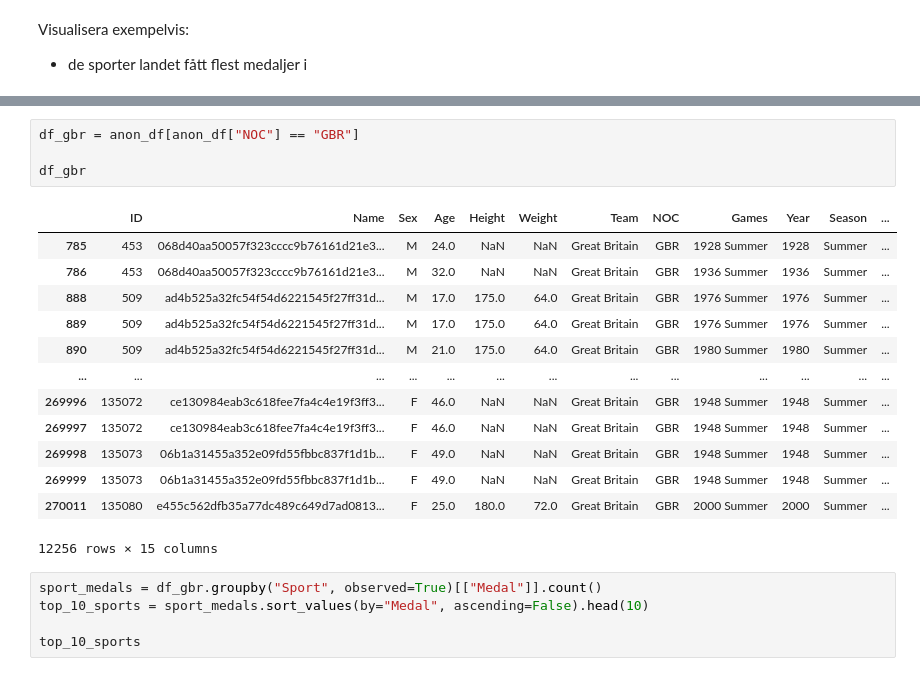
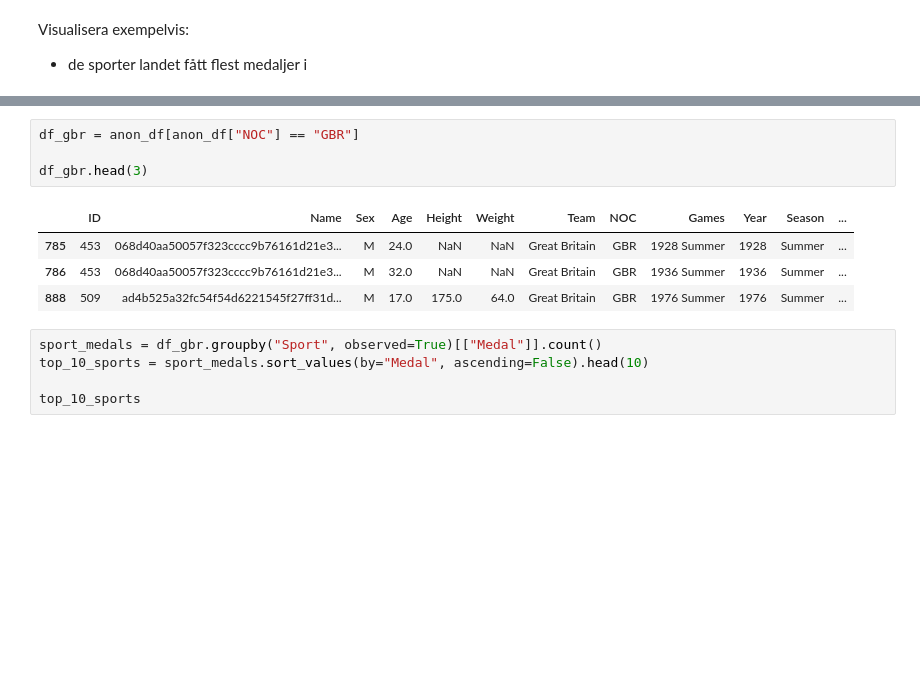
Before and after one commit to AptiDz/projekt_os, a Jupyter notebook: Uppgift_1.ipynb, the cells around one changed output, grey strips where cells are left out. Cells and saved outputs as stored; diff of their text form; blank space fills up the shorter version.

```diff
--- a/Uppgift_1.ipynb
+++ b/Uppgift_1.ipynb
@@ -34,21 +25,12 @@ anon_df
 # %%
 df_gbr = anon_df[anon_df["NOC"] == "GBR"]
 
-df_gbr
+df_gbr.head(3)
 # %% [output]
 |  | ID | Name | Sex | Age | Height | Weight | Team | NOC | Games | Year | Season | ... |
 | 785 | 453 | 068d40aa50057f323cccc9b76161d21e3... | M | 24.0 | NaN | NaN | Great Britain | GBR | 1928 Summer | 1928 | Summer | ... |
 | 786 | 453 | 068d40aa50057f323cccc9b76161d21e3... | M | 32.0 | NaN | NaN | Great Britain | GBR | 1936 Summer | 1936 | Summer | ... |
 | 888 | 509 | ad4b525a32fc54f54d6221545f27ff31d... | M | 17.0 | 175.0 | 64.0 | Great Britain | GBR | 1976 Summer | 1976 | Summer | ... |
-| 889 | 509 | ad4b525a32fc54f54d6221545f27ff31d... | M | 17.0 | 175.0 | 64.0 | Great Britain | GBR | 1976 Summer | 1976 | Summer | ... |
-| 890 | 509 | ad4b525a32fc54f54d6221545f27ff31d... | M | 21.0 | 175.0 | 64.0 | Great Britain | GBR | 1980 Summer | 1980 | Summer | ... |
-| ... | ... | ... | ... | ... | ... | ... | ... | ... | ... | ... | ... | ... |
-| 269996 | 135072 | ce130984eab3c618fee7fa4c4e19f3ff3... | F | 46.0 | NaN | NaN | Great Britain | GBR | 1948 Summer | 1948 | Summer | ... |
-| 269997 | 135072 | ce130984eab3c618fee7fa4c4e19f3ff3... | F | 46.0 | NaN | NaN | Great Britain | GBR | 1948 Summer | 1948 | Summer | ... |
-| 269998 | 135073 | 06b1a31455a352e09fd55fbbc837f1d1b... | F | 49.0 | NaN | NaN | Great Britain | GBR | 1948 Summer | 1948 | Summer | ... |
-| 269999 | 135073 | 06b1a31455a352e09fd55fbbc837f1d1b... | F | 49.0 | NaN | NaN | Great Britain | GBR | 1948 Summer | 1948 | Summer | ... |
-| 270011 | 135080 | e455c562dfb35a77dc489c649d7ad0813... | F | 25.0 | 180.0 | 72.0 | Great Britain | GBR | 2000 Summer | 2000 | Summer | ... |
-12256 rows × 15 columns
 # %%
 sport_medals = df_gbr.groupby("Sport", observed=True)[["Medal"]].count()
 top_10_sports = sport_medals.sort_values(by="Medal", ascending=False).head(10)
```
Also changed, not shown: parts of 6 cells of this notebook.
